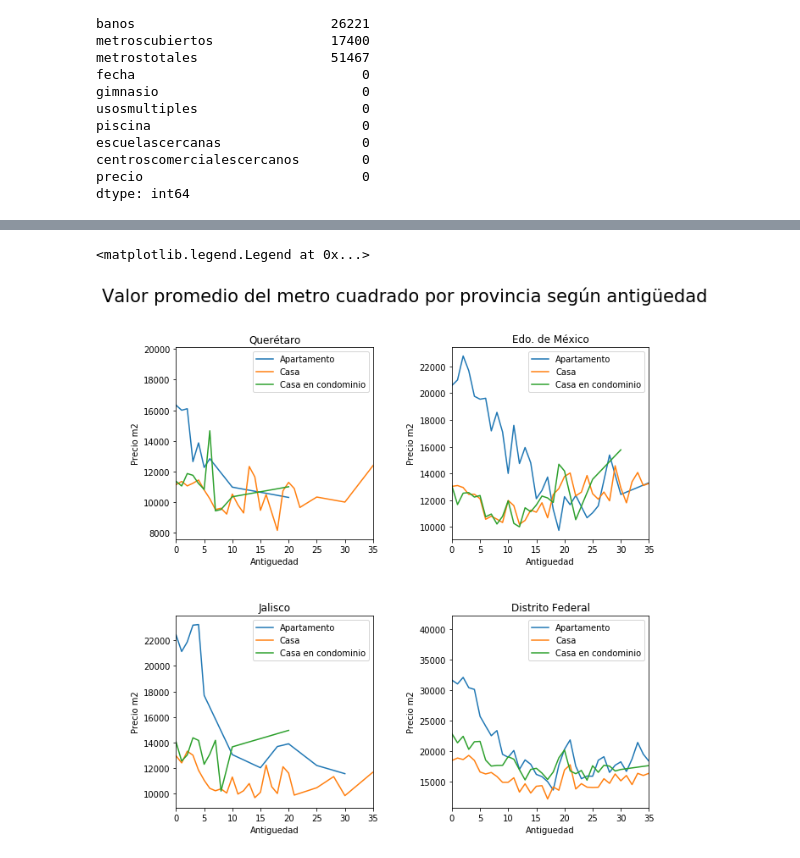
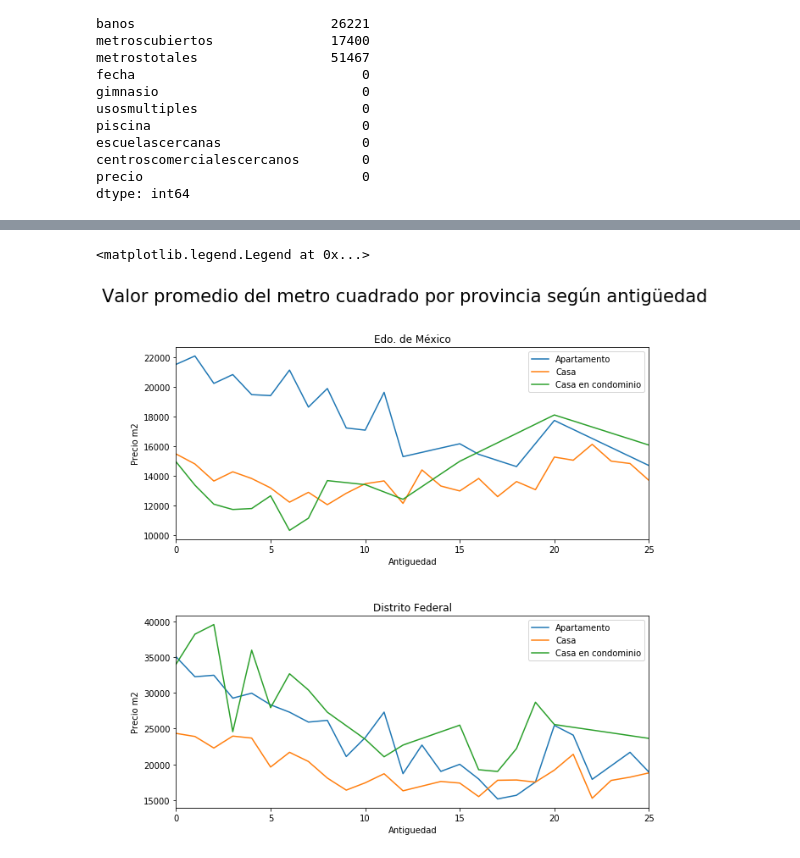
Before and after one commit to JuanCruzCastroLopez/tp1-zonajobs-analysis, a Jupyter notebook: ggp_notebook.ipynb, the cells around one changed output, grey strips where cells are left out. Cells and saved outputs as stored; diff of their text form; code cells hidden in the pictures.

Commit message:
Terminando de limpiar el set de datos

```diff
--- a/ggp_notebook.ipynb
+++ b/ggp_notebook.ipynb
@@ -219,0 +255,6 @@ df.groupby('escuelascercanas').agg({'precio':'mean'})
+# %%
+# Tomo la decision de llenar los banos y habitaciones nulos, ya demostrado que corresponden a inmuebles no habitables,
+# con el valor 0. Al margen de llenar los nulos, clarmaente son datos que no van a interesar para el analisis de este tipo de
+# propiedades.
+df.banos.fillna(0, inplace = True)
+df.habitaciones.fillna(0, inplace = True)
@@ -219,0 +323,7 @@ df.groupby('escuelascercanas').agg({'precio':'mean'})
+# %%
+# Tomo la decision de completar aquellos valores de garage nulos, con el promedio de garages para ese tipo de propiedad,
+# en la ciudad en que se encuentre.
+df['garages'] = df.groupby(['tipodepropiedad','ciudad'])['garages'].transform(lambda x: x.fillna(x.mean()))
+# %%
+# Para aquellos registros que registraban de promedio nan, osea ninguno tenia, los relleno con 0 como valor de garage.
+df['garages'].fillna(0, inplace=True)
@@ -220,61 +422,50 @@ df.groupby('escuelascercanas').agg({'precio':'mean'})
 # %%
 # Aca deberia ir seteando las columnas nuevas que me parezcan utiles para analisis.
 # Ideas: Precio por metro total, o agregar una columna con la cantidad de extras que tenga la casa.
+df['precio_dolar'] = df['precio']/VALOR_CAMBIO_A_DOLAR
 df['precio_m2'] = df['precio']/df['metrostotales']
+df['extras'] = df['garages']+df['piscina']+df['usosmultiples']+df['gimnasio']
 # %%
 # Influye la antiguedad en el valor de las casas?
 # Tomo datos agrupando por antiguedad, tipo de propiedad y provincia.
 # Filtro aquellos grupos donde la cantidad no es suficiente como para hacer un analisis consistente
 # Armo un grafico para cada provincia, comparando los tipos de propiedad
 
-df.groupby('provincia').size().sort_values(ascending=False)
+df2 = df.copy()
 
-df2 = df.copy()
+df2 = df2[df2['extras']==2]
 
 df2 = df2.groupby(['antiguedad','tipodepropiedad','provincia']).filter(lambda x: len(x)>10).groupby(['antiguedad','tipodepropiedad','provincia']).agg({'precio_m2':'mean'})
 
 df2 = df2.reset_index()
 
-fig,(ax1,ax2) = plt.subplots(2,2, figsize=(10,10))
+fig,(ax1,ax2) = plt.subplots(2,1, figsize=(10,10))
 
 fig.subplots_adjust(hspace=0.4, wspace=0.4)
 fig.suptitle('Valor promedio del metro cuadrado por provincia según antigüedad',fontsize=21)
 
-for name in ['Apartamento','Casa','Casa en condominio']:
-    ax1[0].plot(df2[(df2.tipodepropiedad==name) & (df2.provincia == 'Querétaro')].antiguedad,\
-            df2[(df2.tipodepropiedad==name) & (df2.provincia == 'Querétaro')].precio_m2,\
-            label=name)
-    ax1[0].set_title('Querétaro')
-    ax1[1].plot(df2[(df2.tipodepropiedad==name) & (df2.provincia == 'Edo. de México')].antiguedad,\
+for name in ['Apartamento','Casa', 'Casa en condominio']:
+
+    ax1.plot(df2[(df2.tipodepropiedad==name) & (df2.provincia == 'Edo. de México')].antiguedad,\
             df2[(df2.tipodepropiedad==name) & (df2.provincia == 'Edo. de México')].precio_m2,\
             label=name)
-    ax1[1].set_title('Edo. de México')
-    ax2[0].plot(df2[(df2.tipodepropiedad==name) & (df2.provincia == 'Jalisco')].antiguedad,\
-            df2[(df2.tipodepropiedad==name) & (df2.provincia == 'Jalisco')].precio_m2,\
-            label=name)
-    ax2[0].set_title('Jalisco')
-    ax2[1].plot(df2[(df2.tipodepropiedad==name) & (df2.provincia == 'Distrito Federal')].antiguedad,\
+    ax1.set_title('Edo. de México')
+
+    ax2.plot(df2[(df2.tipodepropiedad==name) & (df2.provincia == 'Distrito Federal')].antiguedad,\
             df2[(df2.tipodepropiedad==name) & (df2.provincia == 'Distrito Federal')].precio_m2,\
             label=name)
-    ax2[1].set_title('Distrito Federal')
-    ax1[0].set_xlim([0,35])
-    ax1[1].set_xlim([0,35])
-    ax2[0].set_xlim([0,35])
-    ax2[1].set_xlim([0,35])
+    ax2.set_title('Distrito Federal')
+
+    ax1.set_xlim([0,25])
+    ax2.set_xlim([0,25])
 
 
-ax1[0].set_xlabel("Antiguedad")
-ax1[0].set_ylabel("Precio m2")
-ax1[0].legend(loc='best')
-ax1[1].set_xlabel("Antiguedad")
-ax1[1].set_ylabel("Precio m2")
-ax1[1].legend(loc='best')
-ax2[0].set_xlabel("Antiguedad")
-ax2[0].set_ylabel("Precio m2")
-ax2[0].legend(loc='best')
-ax2[1].set_xlabel("Antiguedad")
-ax2[1].set_ylabel("Precio m2")
-ax2[1].legend(loc='best')
+ax1.set_xlabel("Antiguedad")
+ax1.set_ylabel("Precio m2")
+ax1.legend(loc='best')
+ax2.set_xlabel("Antiguedad")
+ax2.set_ylabel("Precio m2")
+ax2.legend(loc='best')
 # %% [output]
 <matplotlib.legend.Legend at 0x...>
-[figure, old version]
+[figure, new version]
```
Also changed, not shown: parts of 38 cells of this notebook.
